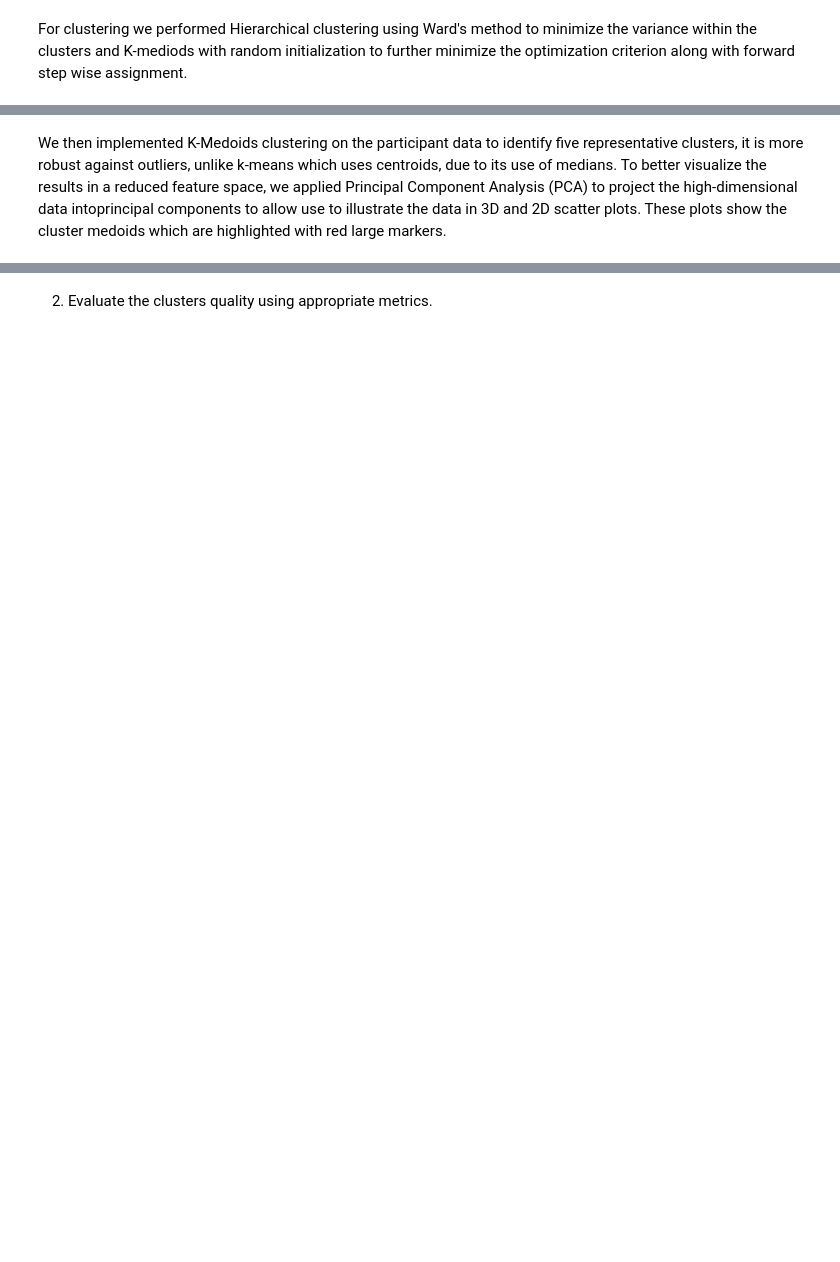
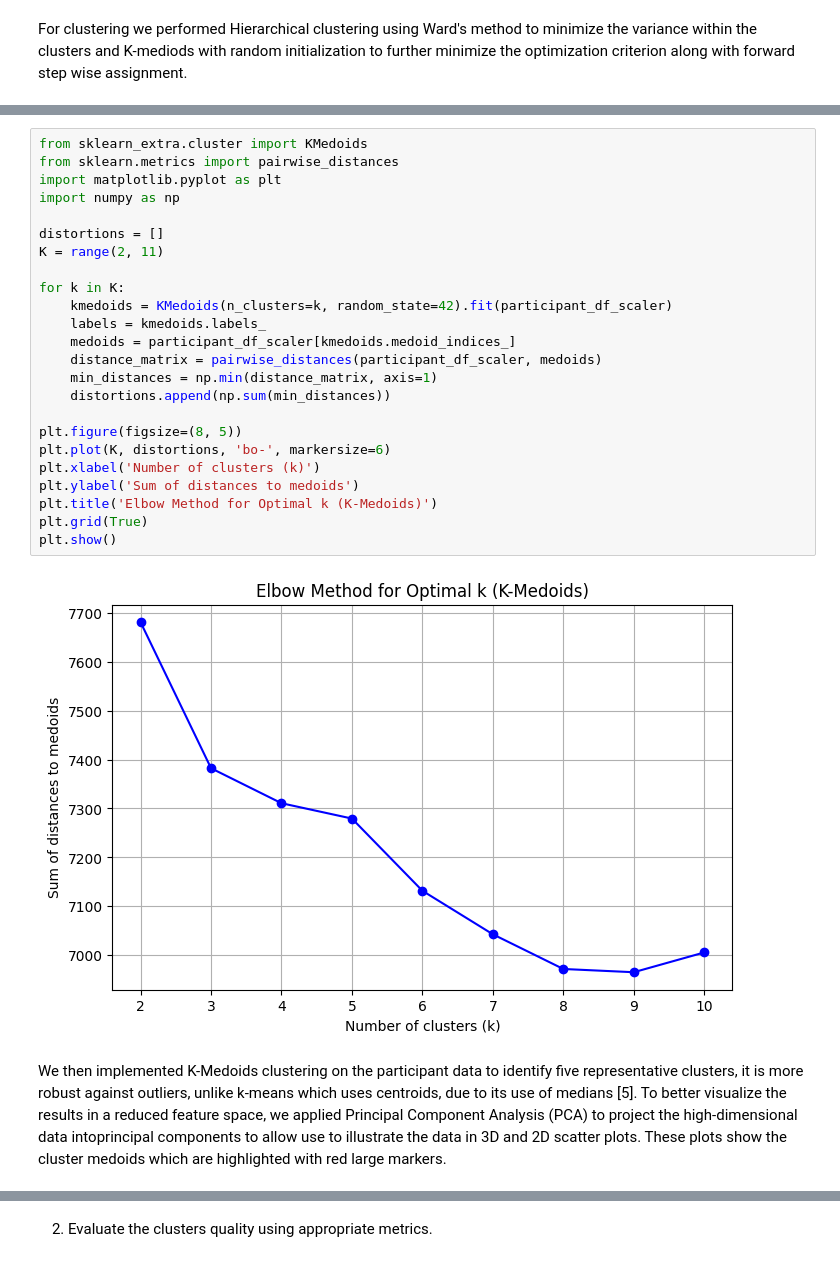
Before and after one commit to matsammut/ARI5102-Data_Analysis_Techniques, a Jupyter notebook: Matteo_Sammut.ipynb, the cells around one changed output, grey strips where cells are left out. Drawn from its saved outputs; the diff is of its cells as text; blank space fills up the shorter version.

```diff
--- a/Matteo_Sammut.ipynb
+++ b/Matteo_Sammut.ipynb
@@ -539,3 +575,29 @@ labels_hr = fcluster(link,t=5, criterion='maxclust')
+# %%
+from sklearn_extra.cluster import KMedoids
+from sklearn.metrics import pairwise_distances
+import matplotlib.pyplot as plt
+import numpy as np
+
+distortions = []
+K = range(2, 11)
+
+for k in K:
+    kmedoids = KMedoids(n_clusters=k, random_state=42).fit(participant_df_scaler)
+    labels = kmedoids.labels_
+    medoids = participant_df_scaler[kmedoids.medoid_indices_]
+    distance_matrix = pairwise_distances(participant_df_scaler, medoids)
+    min_distances = np.min(distance_matrix, axis=1)
+    distortions.append(np.sum(min_distances))
+
+plt.figure(figsize=(8, 5))
+plt.plot(K, distortions, 'bo-', markersize=6)
+plt.xlabel('Number of clusters (k)')
+plt.ylabel('Sum of distances to medoids')
+plt.title('Elbow Method for Optimal k (K-Medoids)')
+plt.grid(True)
+plt.show()
+# %% [output]
+[figure, added]
 # %% [markdown]
-We then implemented K-Medoids clustering on the participant data to identify five representative clusters, it is more robust against outliers, unlike k-means which uses centroids, due to its use of medians. To better visualize the results in a reduced feature space, we applied Principal Component Analysis (PCA) to project the high-dimensional data intoprincipal components to allow use to illustrate the data in 3D and 2D scatter plots. These plots show the cluster medoids which are highlighted with red large markers.
+We then implemented K-Medoids clustering on the participant data to identify five representative clusters, it is more robust against outliers, unlike k-means which uses centroids, due to its use of medians [5]. To better visualize the results in a reduced feature space, we applied Principal Component Analysis (PCA) to project the high-dimensional data intoprincipal components to allow use to illustrate the data in 3D and 2D scatter plots. These plots show the cluster medoids which are highlighted with red large markers.
 # %%
```
Also changed, not shown: parts of 22 cells of this notebook, 3 other files.
